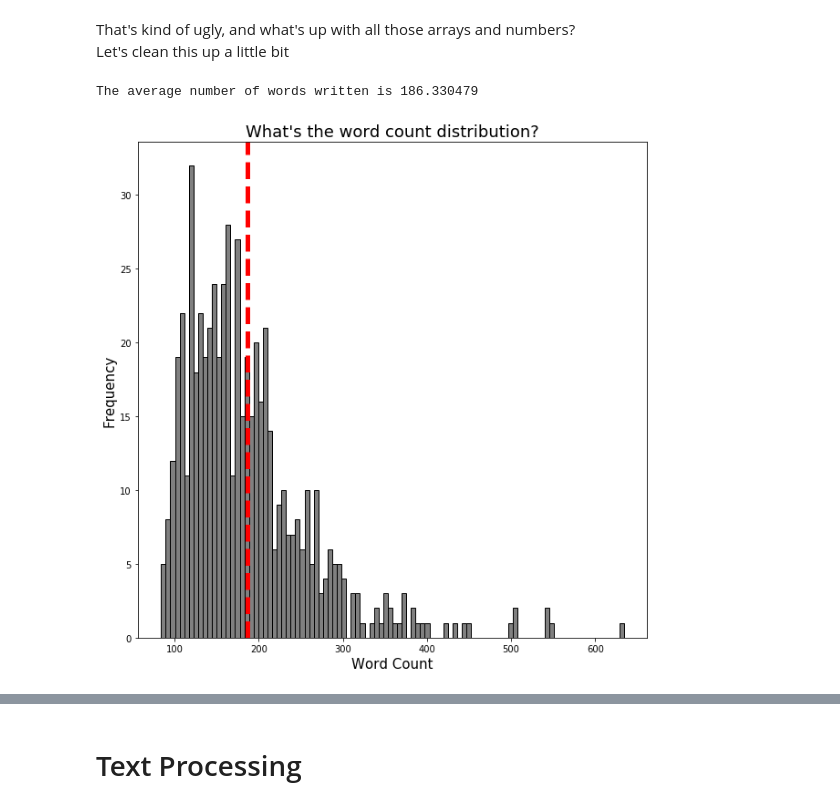
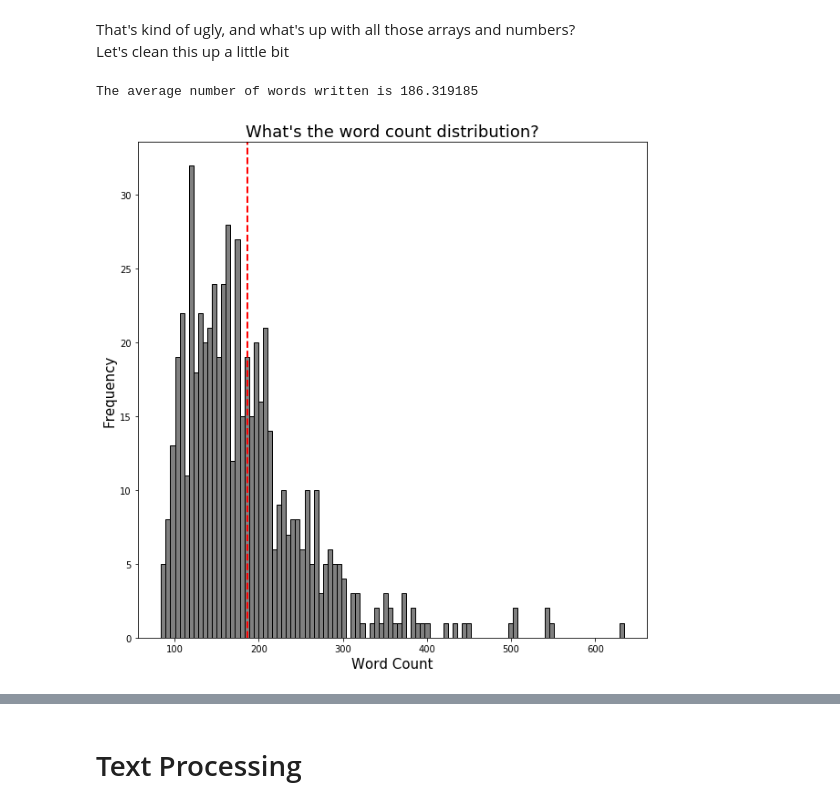
Before and after one commit to jdiaz4302/ML_Workshop_Series, a Jupyter notebook: L01-Text-Data-and-Logistic-Regression.ipynb, the cells around one changed output, grey strips where cells are left out. Cells and saved outputs as stored; diff of their text form; code cells hidden in the pictures.

```diff
--- a/L01-Text-Data-and-Logistic-Regression.ipynb
+++ b/L01-Text-Data-and-Logistic-Regression.ipynb
@@ -32,7 +32,8 @@ That's a lot of columns to deal with...
 <br>Let's focus on the essays written about climate change and the respondants' education and essay
 # %%
 subsetted_df = climate_essay_df[climate_essay_df['trt1'] == 1]
-subsetted_df = subsetted_df[['trt1', 'educ', 'essay']]
+subsetted_df = subsetted_df[['trt1', 'don', 'essay']]
+subsetted_df = subsetted_df.reset_index(drop = True)
 subsetted_df.shape
 # %% [output]
 (589, 3)
@@ -66,4 +48,0 @@ nan
-# %%
-subsetted_df['educ'] = subsetted_df['educ'].astype(str)
-subsetted_df = subsetted_df[subsetted_df['educ'] != 'nan']
-subsetted_df = subsetted_df.reset_index(drop = True)
@@ -77,3 +48,0 @@ translate_dictionary = {'Bachelors degree' : 1,
-# %%
-subsetted_df = subsetted_df.replace({'educ':translate_dictionary})
-pd.DataFrame(subsetted_df['educ'].value_counts())
@@ -123,12 +88,12 @@ That's kind of ugly, and what's up with all those arrays and numbers?
 # %%
 average_word_count = np.mean(word_counts_list)
 print('The average number of words written is %0.6f' % average_word_count)
 
 plt.hist(word_counts_list, bins = 100, color = 'grey', edgecolor = 'black')
 plt.xlabel('Word Count', fontsize = 15)
 plt.ylabel('Frequency', fontsize = 15)
 plt.title("What's the word count distribution?", fontsize = 18)
-plt.axvline(x = average_word_count, lw = 5, color = 'red', linestyle = '--');
+plt.axvline(x = average_word_count, lw = 2, color = 'red', linestyle = '--');
 # %% [output]
-The average number of words written is 186.330479
+The average number of words written is 186.319185
-[figure, old version]
+[figure, new version]
```
Also changed, not shown: parts of 79 cells of this notebook.
